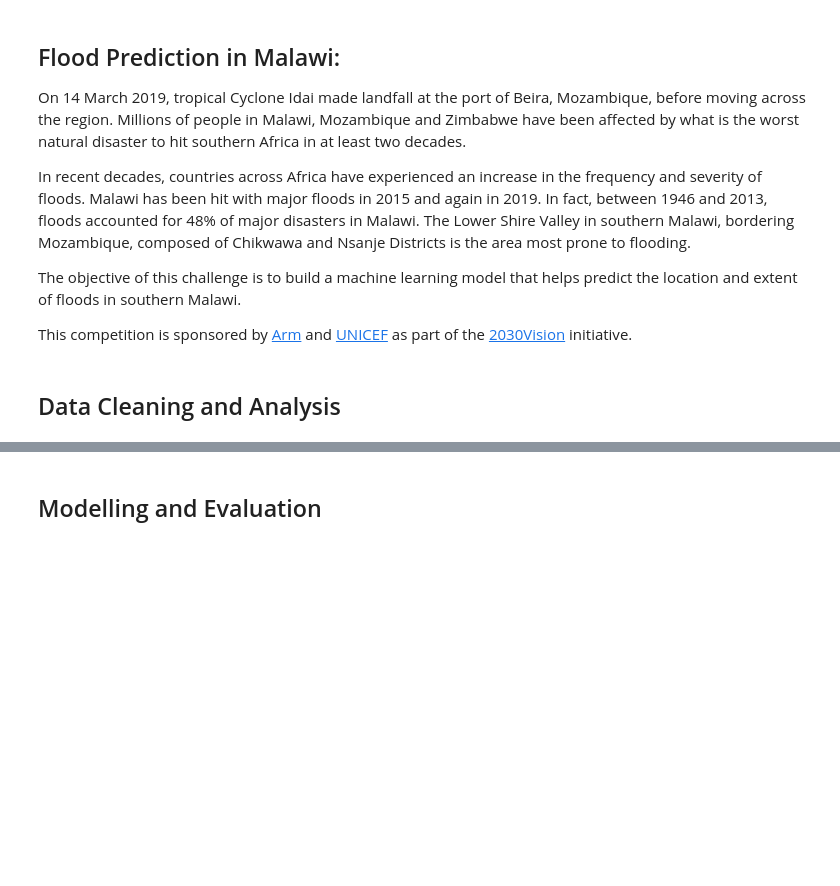
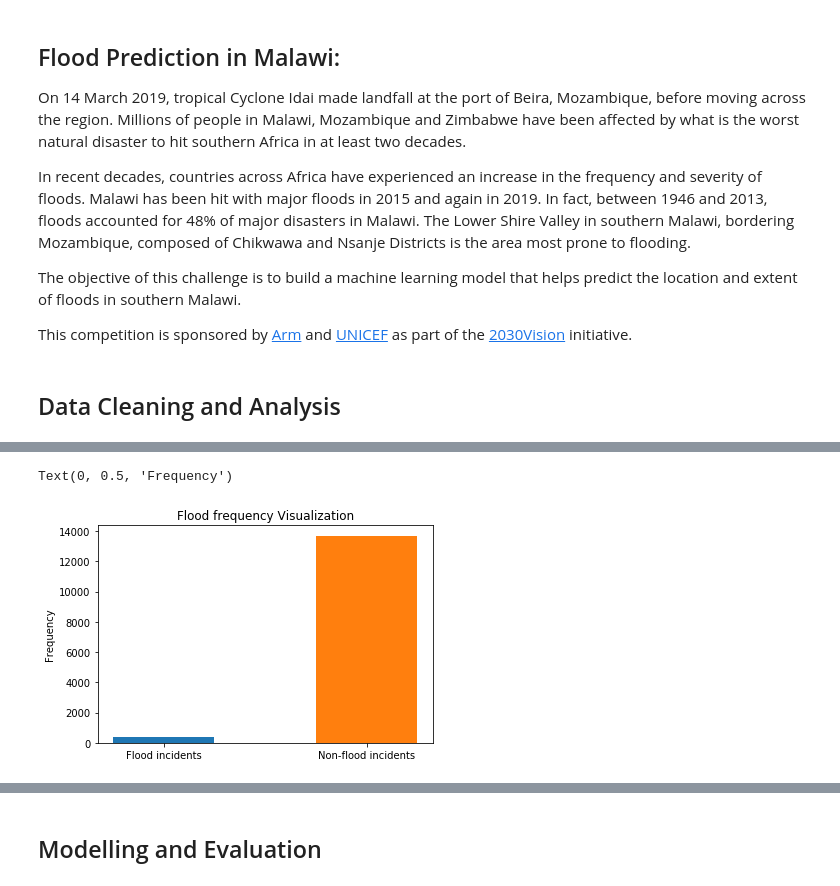
Before and after one commit to stmugisha/competitive-programming, a Jupyter notebook: flood_prediction/flood_prediction.ipynb, the cells around one changed output, grey strips where cells are left out. Saved outputs shown, nothing was run; the diff lists cells and outputs as text; code cells hidden in the pictures; blank space fills up the shorter version.

Commit message:
training notebook

```diff
--- a/flood_prediction/flood_prediction.ipynb
+++ b/flood_prediction/flood_prediction.ipynb
@@ -62,4 +33,4 @@ def analyze_data(data: pd.DataFrame):
 # %%
 # The datasets
-dataset = read_data(data_path)
-submission = read_data(submission_path)
+dataset = utils.read_data(data_path)
+submission = utils.read_data(submission_path)
@@ -141,0 +96,16 @@ test_set.head(2)
+# %%
+train_set = utils.split_data(dataset, train=True, test=False)
+test_set = utils.split_data(dataset, train=False, test=True)
+# %%
+#Visualizing flood extent for 2015
+x = train_set['target_2015'].value_counts()[1]
+y = train_set['target_2015'].value_counts()[0]
+
+fig, ax = plt.subplots()
+ax.set_title("Flood frequency Visualization")
+ax.bar('Flood incidents', x, width=0.5)
+ax.bar('Non-flood incidents', y, width=0.5)
+plt.ylabel('Frequency')
+# %% [output]
+Text(0, 0.5, 'Frequency')
+[figure, added]
```
Also changed, not shown: parts of 19 cells of this notebook.
